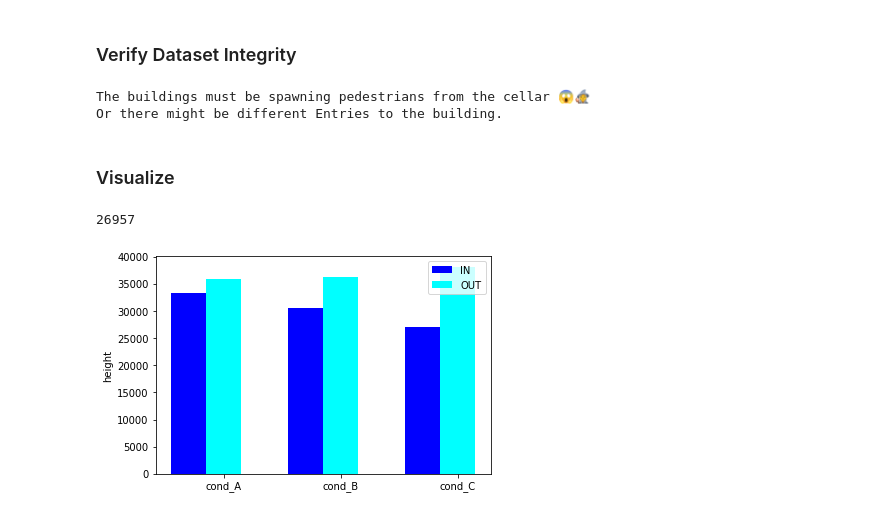
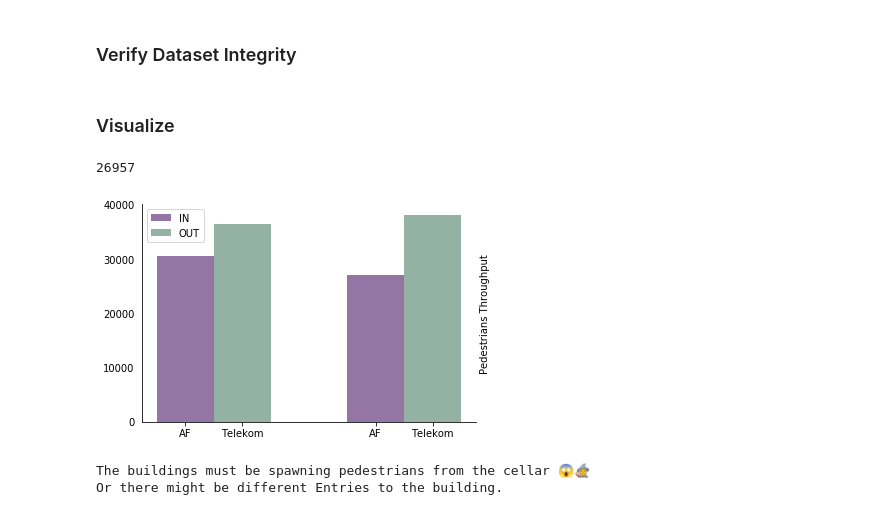
Before and after one commit to RichStone/htw-data-science-university-project, a Jupyter notebook: data_analysis.ipynb, the cells around one changed output. Cells and saved outputs as stored; diff of their text form; code cells hidden in the pictures.

Commit message:
refine bar chart

```diff
--- a/data_analysis.ipynb
+++ b/data_analysis.ipynb
@@ -299,34 +299,38 @@ count_walked_IN_af = df_pedestrians_IN_af.Count.sum()
 count_walked_OUT_af = df_pedestrians_OUT_af.Count.sum()
 count_walked_IN_tel = df_pedestrians_IN_tel.Count.sum()
 count_walked_OUT_tel = df_pedestrians_OUT_tel.Count.sum()
-
-print('The buildings must be spawning pedestrians from the cellar 😱🧙')
-print('Or there might be different Entries to the building.')
-# %% [output]
-The buildings must be spawning pedestrians from the cellar 😱🧙
-Or there might be different Entries to the building.
 # %% [markdown]
 ### Visualize
 # %%
 # as bar chart
 bar_width = 0.3
 print(count_walked_IN_tel)
-bars1 = [count_total_IN_records, count_walked_IN_af, count_walked_IN_tel]
-bars2 = [count_total_OUT_records, count_walked_OUT_af, count_walked_OUT_tel]
+bars1 = [count_walked_IN_af, count_walked_IN_tel]
+bars2 = [count_walked_OUT_af, count_walked_OUT_tel]
 # x position of bars
 r1 = np.arange(len(bars1))
 r2 = [x + bar_width for x in r1]
 # create bars1
-plt.bar(r1, bars1, width=bar_width, color='blue', capsize=7, label='IN')
-plt.bar(r2, bars2, width=bar_width, color='cyan', capsize=7, label='OUT')
+plt.bar(r1, bars1, width=bar_width, color=(0.3,0.1,0.4,0.6), capsize=7, label='IN')
+plt.bar(r2, bars2, width=bar_width, color=(0.3,0.5,0.4,0.6), capsize=7, label='OUT')
 
 # general layout
-plt.xticks([r + bar_width for r in range(len(bars1))], ['cond_A', 'cond_B', 'cond_C'])
-plt.ylabel('height')
+plt.xticks([0, 0.3, 1, 1.3], ['AF', 'Telekom', 'AF', 'Telekom'])
+plt.ylabel('Pedestrians Throughput')
+plt.gca().yaxis.set_label_position("right")
+plt.locator_params(axis='y', nbins=5)
 plt.legend()
+plt.tick_params(top=False, bottom=True, left=False, right=False, labelleft=True, labelbottom=True)
+# Hide the right and top spines
+plt.gca().spines['right'].set_visible(False)
+plt.gca().spines['top'].set_visible(False)
 
 # Show graphic
 plt.show()
+print('The buildings must be spawning pedestrians from the cellar 😱🧙')
+print('Or there might be different Entries to the building.')
 # %% [output]
 26957
-[figure, old version]
+[figure, new version]
+The buildings must be spawning pedestrians from the cellar 😱🧙
+Or there might be different Entries to the building.
```
Also changed, not shown: parts of 1 cell of this notebook, 1 other file.
